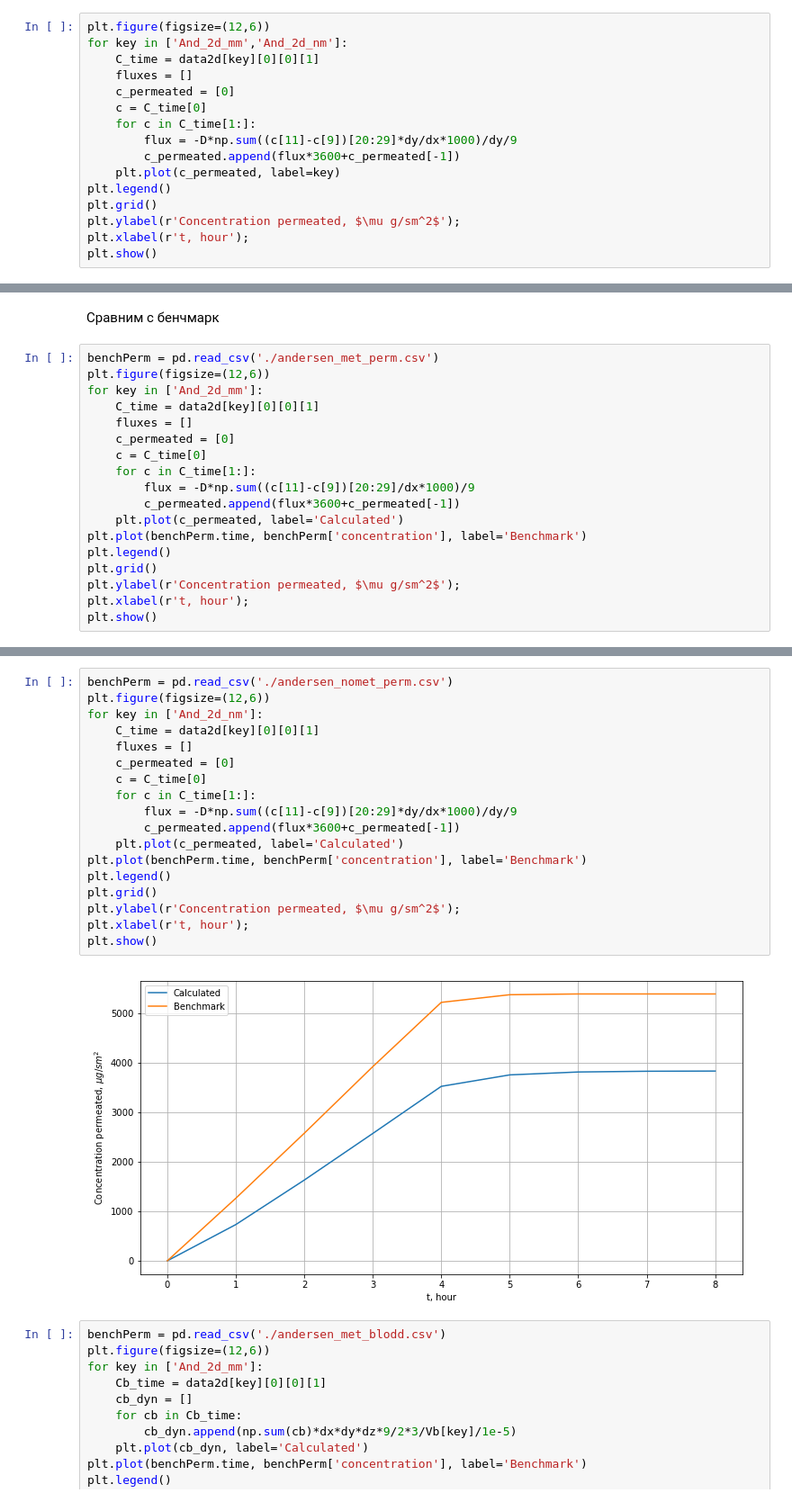
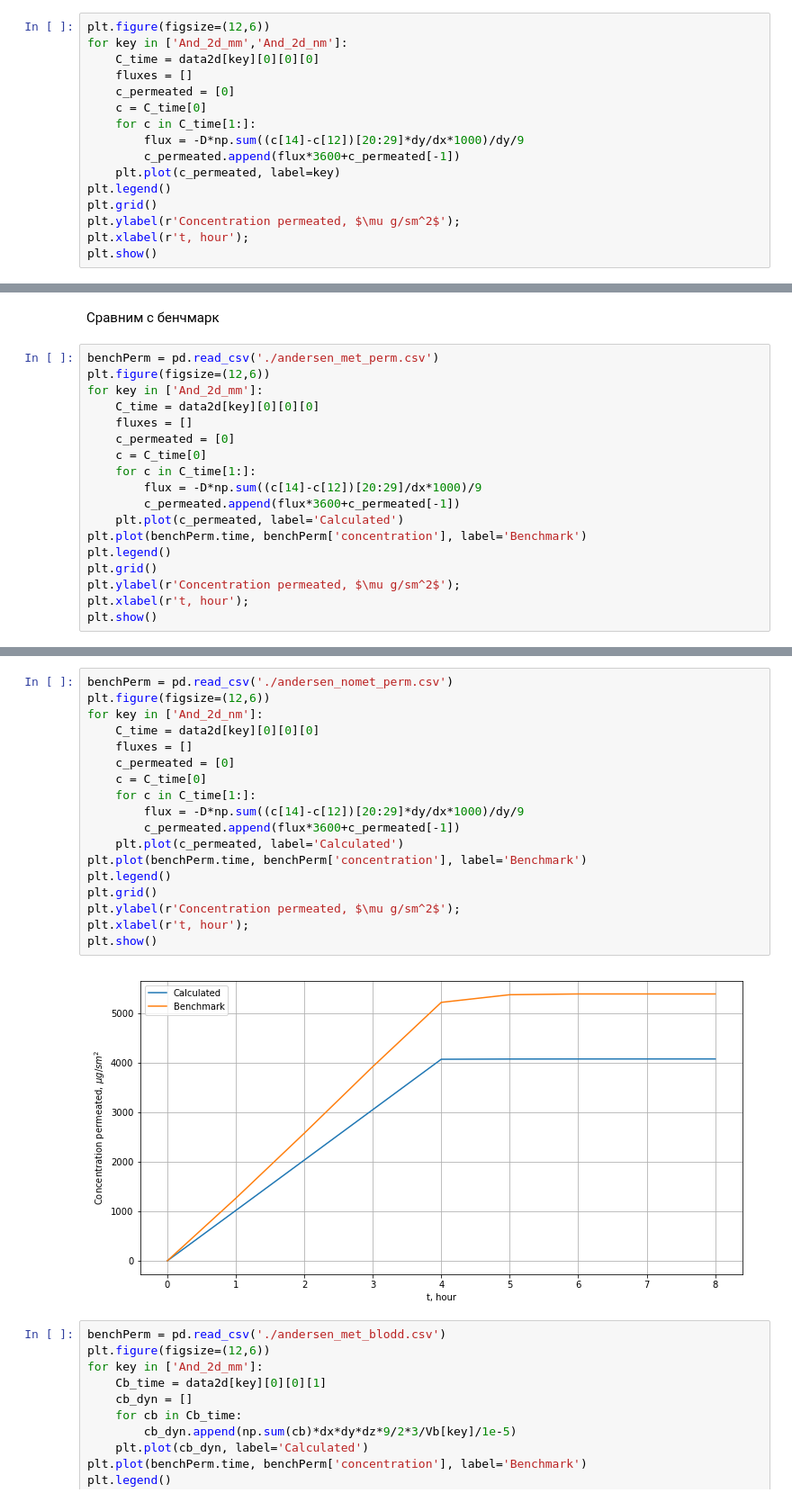
Before and after one commit to almaredan/TDD_Diffusion, a Jupyter notebook: TDD_of_verapamil.ipynb, the cells around one changed output, grey strips where cells are left out. Shown at 90% size. Saved outputs shown, nothing was run; the diff lists cells and outputs as text.

```diff
--- a/TDD_of_verapamil.ipynb
+++ b/TDD_of_verapamil.ipynb
@@ -76,12 +96,12 @@ plt.show()
 # %%
 plt.figure(figsize=(12,6))
 for key in ['And_2d_mm','And_2d_nm']:
-    C_time = data2d[key][0][0][1]
+    C_time = data2d[key][0][0][0]
     fluxes = []
     c_permeated = [0]
     c = C_time[0]
     for c in C_time[1:]:
-        flux = -D*np.sum((c[11]-c[9])[20:29]*dy/dx*1000)/dy/9
+        flux = -D*np.sum((c[14]-c[12])[20:29]*dy/dx*1000)/dy/9
         c_permeated.append(flux*3600+c_permeated[-1])
     plt.plot(c_permeated, label=key)
 plt.legend()
@@ -97,12 +117,12 @@ plt.show()
 benchPerm = pd.read_csv('./andersen_met_perm.csv')
 plt.figure(figsize=(12,6))
 for key in ['And_2d_mm']:
-    C_time = data2d[key][0][0][1]
+    C_time = data2d[key][0][0][0]
     fluxes = []
     c_permeated = [0]
     c = C_time[0]
     for c in C_time[1:]:
-        flux = -D*np.sum((c[11]-c[9])[20:29]/dx*1000)/9
+        flux = -D*np.sum((c[14]-c[12])[20:29]/dx*1000)/9
         c_permeated.append(flux*3600+c_permeated[-1])
     plt.plot(c_permeated, label='Calculated')
 plt.plot(benchPerm.time, benchPerm['concentration'], label='Benchmark')
@@ -116,23 +136,23 @@ plt.show()
 # %%
 benchPerm = pd.read_csv('./andersen_nomet_perm.csv')
 plt.figure(figsize=(12,6))
 for key in ['And_2d_nm']:
-    C_time = data2d[key][0][0][1]
+    C_time = data2d[key][0][0][0]
     fluxes = []
     c_permeated = [0]
     c = C_time[0]
     for c in C_time[1:]:
-        flux = -D*np.sum((c[11]-c[9])[20:29]*dy/dx*1000)/dy/9
+        flux = -D*np.sum((c[14]-c[12])[20:29]*dy/dx*1000)/dy/9
         c_permeated.append(flux*3600+c_permeated[-1])
     plt.plot(c_permeated, label='Calculated')
 plt.plot(benchPerm.time, benchPerm['concentration'], label='Benchmark')
 plt.legend()
 plt.grid()
 plt.ylabel(r'Concentration permeated, $\mu g/sm^2$');
 plt.xlabel(r't, hour');
 plt.show()
 # %% [output]
-[figure, old version]
+[figure, new version]
 # %%
 benchPerm = pd.read_csv('./andersen_met_blodd.csv')
 plt.figure(figsize=(12,6))
```
Also changed, not shown: parts of 7 cells of this notebook.
